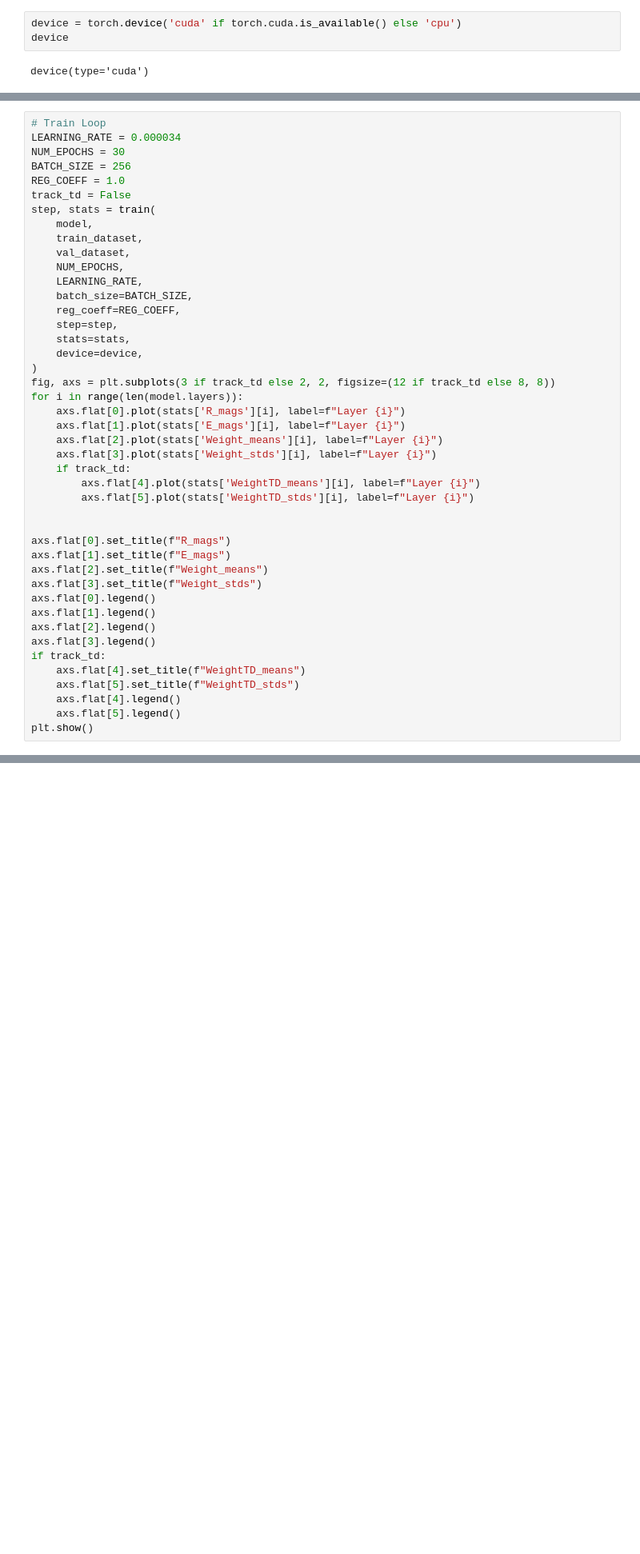
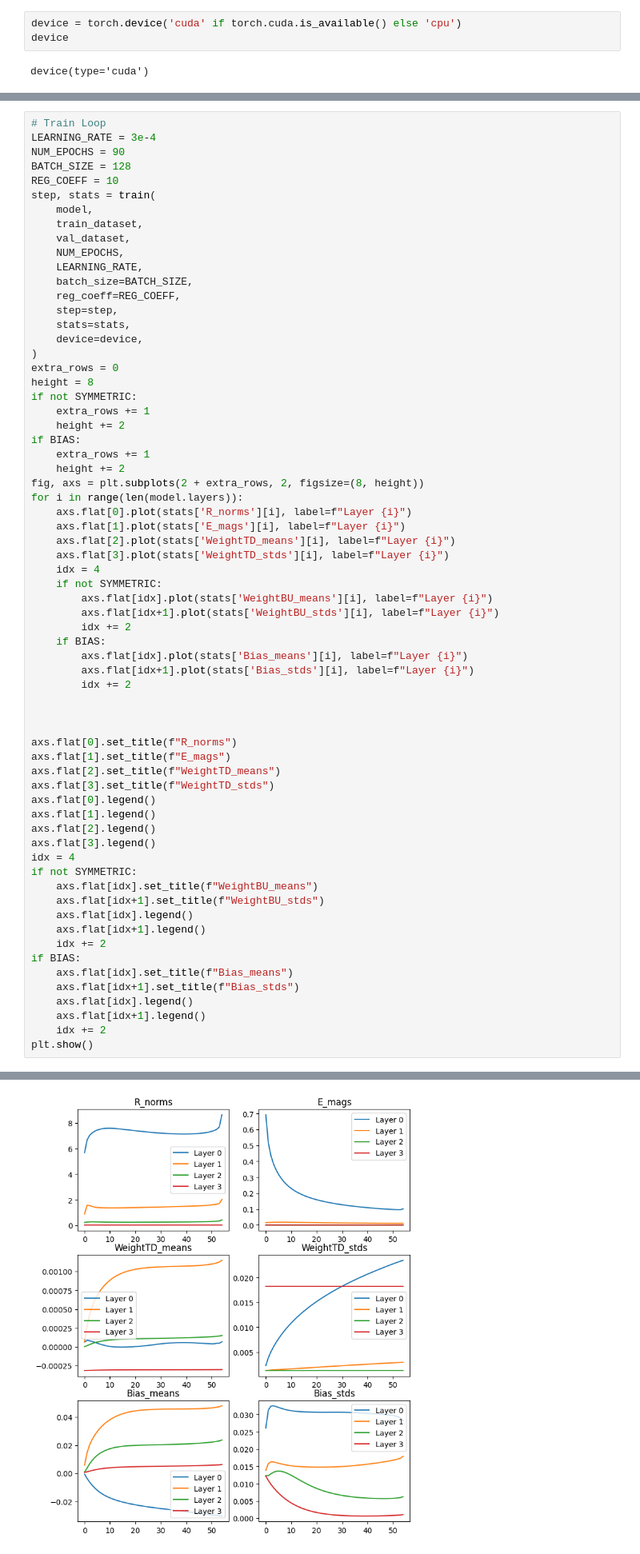
Before and after one commit to joeagriffith/pclib, a Jupyter notebook: mnist/mnist_pclinear.ipynb, the cells around one changed output, grey strips where cells are left out. Shown at 80% size. Cells and saved outputs as stored; diff of their text form; blank space fills up the shorter version.

```diff
--- a/mnist/mnist_pclinear.ipynb
+++ b/mnist/mnist_pclinear.ipynb
@@ -44,11 +51,10 @@ step = 0
 stats = None
 # %%
 # Train Loop
-LEARNING_RATE = 0.000034
-NUM_EPOCHS = 30
-BATCH_SIZE = 256
-REG_COEFF = 1.0
-track_td = False
+LEARNING_RATE = 3e-4
+NUM_EPOCHS = 90
+BATCH_SIZE = 128
+REG_COEFF = 10
 step, stats = train(
     model,
     train_dataset,
@@ -61,29 +67,52 @@ step, stats = train(
     stats=stats,
     device=device,
 )
-fig, axs = plt.subplots(3 if track_td else 2, 2, figsize=(12 if track_td else 8, 8))
+extra_rows = 0
+height = 8
+if not SYMMETRIC:
+    extra_rows += 1
+    height += 2
+if BIAS:
+    extra_rows += 1
+    height += 2
+fig, axs = plt.subplots(2 + extra_rows, 2, figsize=(8, height))
 for i in range(len(model.layers)):
-    axs.flat[0].plot(stats['R_mags'][i], label=f"Layer {i}")
+    axs.flat[0].plot(stats['R_norms'][i], label=f"Layer {i}")
     axs.flat[1].plot(stats['E_mags'][i], label=f"Layer {i}")
-    axs.flat[2].plot(stats['Weight_means'][i], label=f"Layer {i}")
-    axs.flat[3].plot(stats['Weight_stds'][i], label=f"Layer {i}")
-    if track_td:
-        axs.flat[4].plot(stats['WeightTD_means'][i], label=f"Layer {i}")
-        axs.flat[5].plot(stats['WeightTD_stds'][i], label=f"Layer {i}")
+    axs.flat[2].plot(stats['WeightTD_means'][i], label=f"Layer {i}")
+    axs.flat[3].plot(stats['WeightTD_stds'][i], label=f"Layer {i}")
+    idx = 4
+    if not SYMMETRIC:
+        axs.flat[idx].plot(stats['WeightBU_means'][i], label=f"Layer {i}")
+        axs.flat[idx+1].plot(stats['WeightBU_stds'][i], label=f"Layer {i}")
+        idx += 2
+    if BIAS:
+        axs.flat[idx].plot(stats['Bias_means'][i], label=f"Layer {i}")
+        axs.flat[idx+1].plot(stats['Bias_stds'][i], label=f"Layer {i}")
+        idx += 2
 
 
-axs.flat[0].set_title(f"R_mags")
+
+axs.flat[0].set_title(f"R_norms")
 axs.flat[1].set_title(f"E_mags")
-axs.flat[2].set_title(f"Weight_means")
-axs.flat[3].set_title(f"Weight_stds")
+axs.flat[2].set_title(f"WeightTD_means")
+axs.flat[3].set_title(f"WeightTD_stds")
 axs.flat[0].legend()
 axs.flat[1].legend()
 axs.flat[2].legend()
 axs.flat[3].legend()
-if track_td:
-    axs.flat[4].set_title(f"WeightTD_means")
-    axs.flat[5].set_title(f"WeightTD_stds")
-    axs.flat[4].legend()
-    axs.flat[5].legend()
+idx = 4
+if not SYMMETRIC:
+    axs.flat[idx].set_title(f"WeightBU_means")
+    axs.flat[idx+1].set_title(f"WeightBU_stds")
+    axs.flat[idx].legend()
+    axs.flat[idx+1].legend()
+    idx += 2
+if BIAS:
+    axs.flat[idx].set_title(f"Bias_means")
+    axs.flat[idx+1].set_title(f"Bias_stds")
+    axs.flat[idx].legend()
+    axs.flat[idx+1].legend()
+    idx += 2
 plt.show()
 # %% [output]
@@ -90,0 +119 @@ KeyboardInterrupt:
+[figure, added]
```
Also changed, not shown: parts of 5 cells of this notebook, 8 other files.
